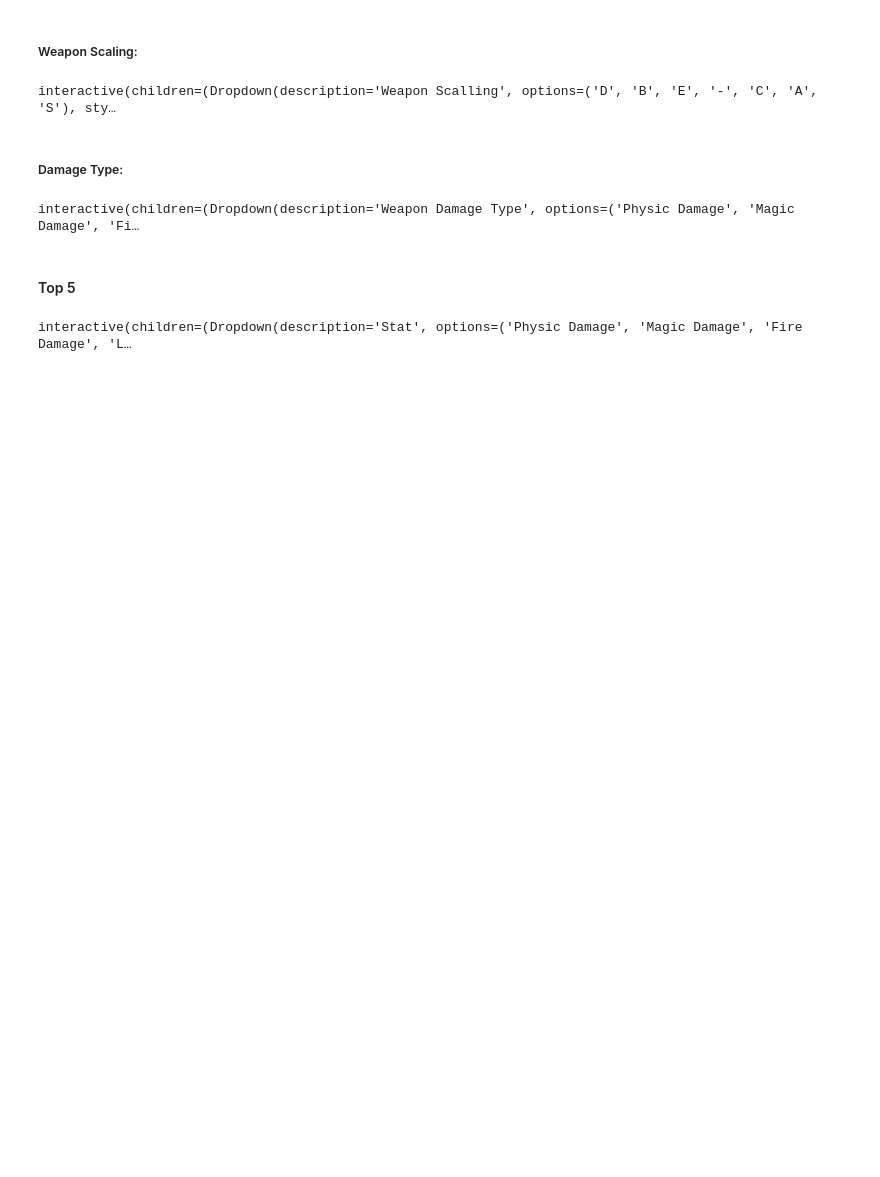
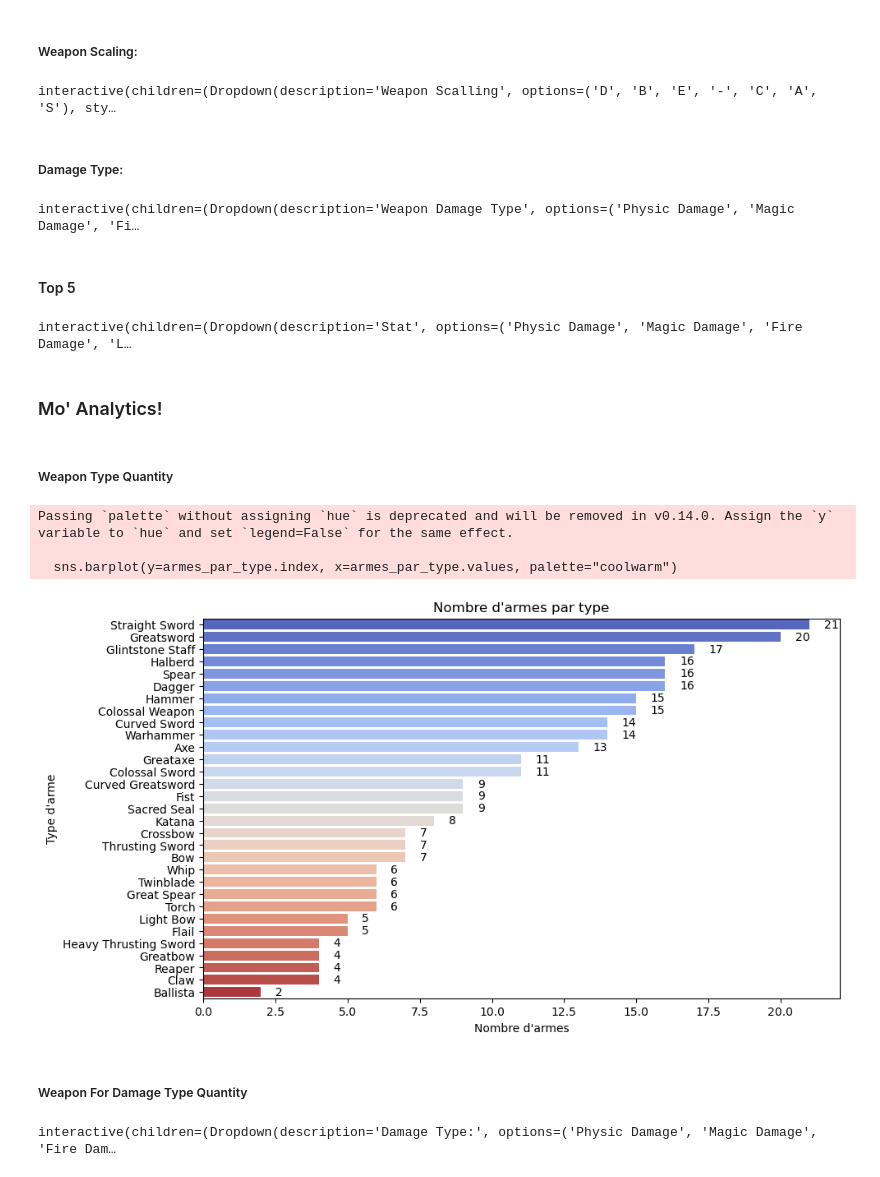
Before and after one commit to KDOras/ERWA, a Jupyter notebook: ERWA_Jupyter.ipynb, the cells around one changed output. Saved outputs shown, nothing was run; the diff lists cells and outputs as text; code cells hidden in the pictures; blank space fills up the shorter version.

Commit message:
Add new graph and requirements.txt

```diff
--- a/ERWA_Jupyter.ipynb
+++ b/ERWA_Jupyter.ipynb
@@ -163,3 +165,57 @@ def PrintScalling(SelectedStat, asc):
 widgets.interactive(PrintScalling, SelectedStat=dropdown, asc=checkbox)
 # %% [output]
 interactive(children=(Dropdown(description='Stat', options=('Physic Damage', 'Magic Damage', 'Fire Damage', 'L…
+# %% [markdown]
+### Mo' Analytics!
+# %% [markdown]
+##### Weapon Type Quantity
+# %%
+armes_par_type = db["Type"].value_counts()
+
+# Créer un graphique en barres horizontales
+plt.figure(figsize=(10, 6))
+sns.barplot(y=armes_par_type.index, x=armes_par_type.values, palette="coolwarm")
+
+# Ajouter les labels et le titre
+plt.ylabel("Type d'arme")
+plt.xlabel("Nombre d'armes")
+plt.title("Nombre d'armes par type")
+
+# Afficher le nombre d'armes sur chaque barre
+for index, value in enumerate(armes_par_type.values):
+    plt.text(value + 0.5, index, str(value), va="center", fontsize=10)
+
+# Afficher le graphique
+plt.show()
+# %% [output]
+Passing `palette` without assigning `hue` is deprecated and will be removed in v0.14.0. Assign the `y` variable to `hue` and set `legend=False` for the same effect.
+
+  sns.barplot(y=armes_par_type.index, x=armes_par_type.values, palette="coolwarm")
+[figure, added]
+# %% [markdown]
+##### Weapon For Damage Type Quantity
+# %%
+def afficher_pie_chart(damage_type):
+    db[damage_type] = pd.to_numeric(db[damage_type], errors="coerce")
+
+    # Filtrer les armes ayant des dégâts > 0 pour le type sélectionné
+    filtered_db = db[db[damage_type] > 0]
+
+    # Calculer les pourcentages par type d'arme
+    type_counts = filtered_db["Type"].value_counts(normalize=True) * 100  # Pourcentage
+
+    # Créer le diagramme circulaire
+    plt.figure(figsize=(8, 8))
+    plt.pie(type_counts, labels=type_counts.index, autopct="%1.1f%%", startangle=140,
+        colors=plt.cm.Paired.colors, wedgeprops={"linewidth": 1, "edgecolor": "white"})
+    plt.title(f"Weapon pourcentage for {damage_type}")
+    plt.show()
+
+# Dropdown interactif
+damage_types = ["Physic Damage", "Magic Damage", "Fire Damage", "Light Damage", "Holy Damage"]  # Trouver les colonnes de dégâts
+dropdown = widgets.Dropdown(options=damage_types, description="Damage Type:", style={'description_width': 'initial'})
+
+# Interface interactive
+widgets.interactive(afficher_pie_chart, damage_type=dropdown)
+# %% [output]
+interactive(children=(Dropdown(description='Damage Type:', options=('Physic Damage', 'Magic Damage', 'Fire Dam…
```
Also changed, not shown: parts of 1 cell of this notebook, 1 other file.
